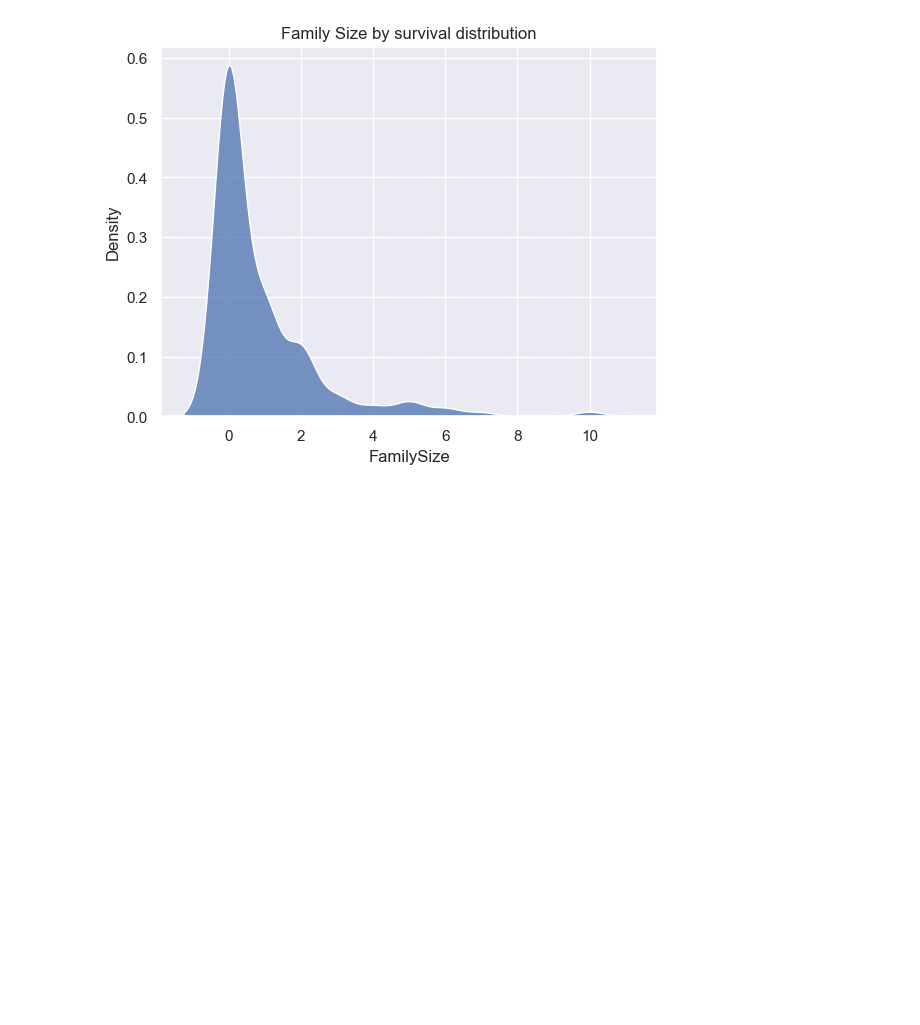
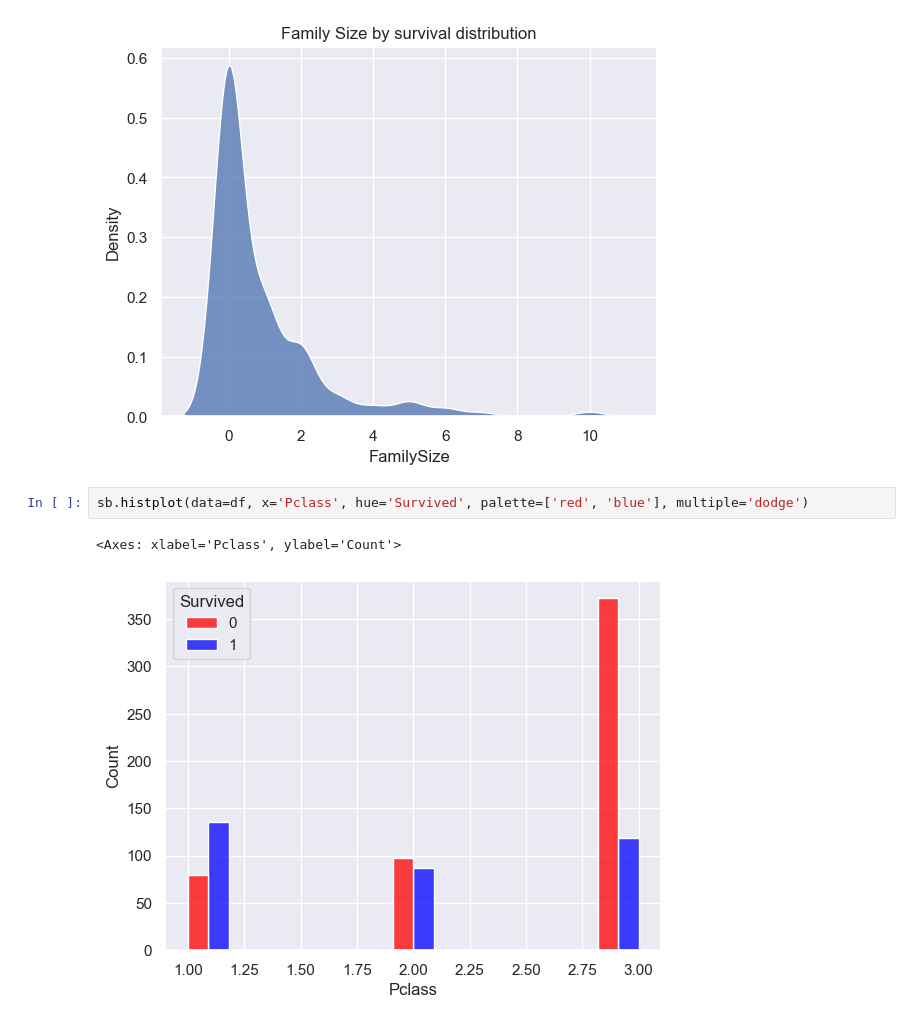
Before and after one commit to YumengLiu6044/titanicPredictions, a Jupyter notebook: data_analysis.ipynb, the cells around one changed output. Saved outputs shown, nothing was run; the diff lists cells and outputs as text; blank space fills up the shorter version.

```diff
--- a/data_analysis.ipynb
+++ b/data_analysis.ipynb
@@ -97,3 +97,8 @@ sb.kdeplot(data=df, x='FamilySize', multiple='stack').set_title('Family Size by
 # %% [output]
 Text(0.5, 1.0, 'Family Size by survival distribution')
 [figure]
+# %%
+sb.histplot(data=df, x='Pclass', hue='Survived', palette=['red', 'blue'], multiple='dodge')
+# %% [output]
+<Axes: xlabel='Pclass', ylabel='Count'>
+[figure, added]
```
Also changed, not shown: 2 other files.
